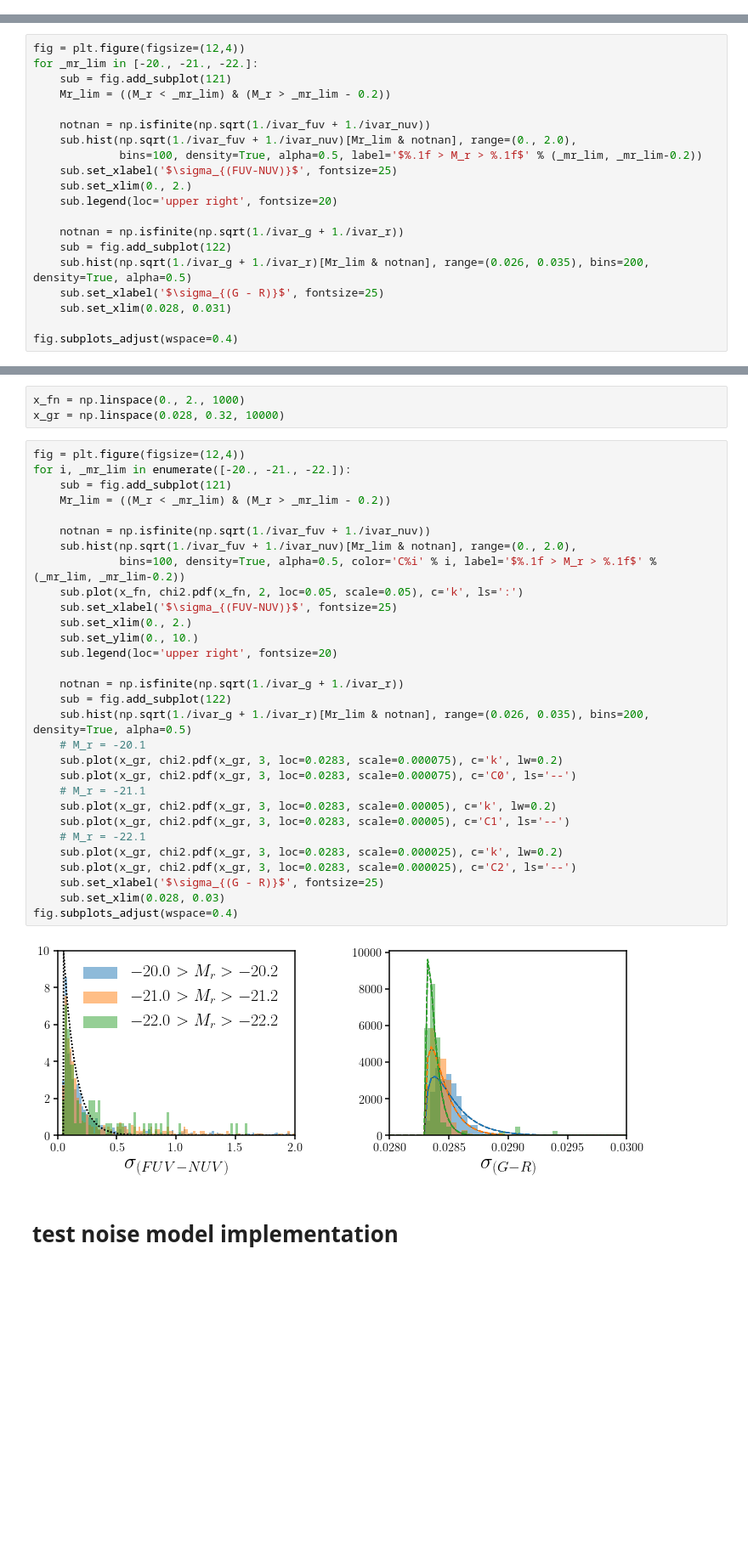
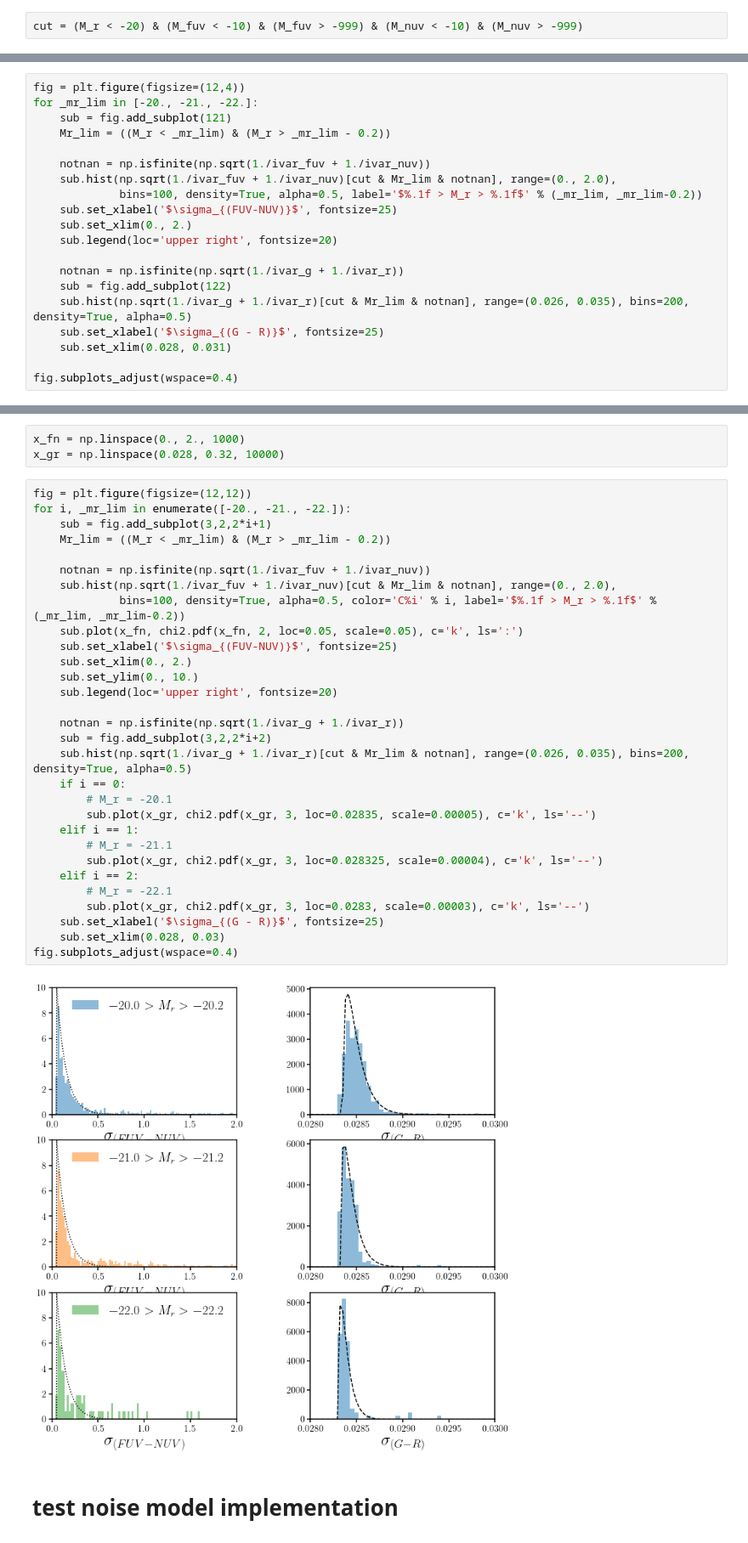
Before and after one commit to IQcollaboratory/galpopFM, a Jupyter notebook: nb/noise_model.ipynb, the cells around one changed output, grey strips where cells are left out. Shown: that part at 85% size. Cells and saved outputs as stored; diff of their text form; blank space fills up the shorter version.

```diff
--- a/nb/noise_model.ipynb
+++ b/nb/noise_model.ipynb
@@ -28,6 +28,8 @@ tinker = Catalog('tinker')
 M_fuv, M_nuv, _, M_g, M_r, _, _ = tinker.data['NSA_ABSMAG'].T
 # %%
 ivar_fuv, ivar_nuv, _, ivar_g, ivar_r, _, _ = tinker.data['NSA_AMIVAR'].T
+# %%
+cut = (M_r < -20) & (M_fuv < -10) & (M_fuv > -999) & (M_nuv < -10) & (M_nuv > -999)
 # %%
 fig = plt.figure(figsize=(5,4))
 sub = fig.add_subplot(111)
@@ -85,7 +87,7 @@ for _mr_lim in [-20., -21., -22.]:
     Mr_lim = ((M_r < _mr_lim) & (M_r > _mr_lim - 0.2))
 
     notnan = np.isfinite(np.sqrt(1./ivar_fuv + 1./ivar_nuv))
-    sub.hist(np.sqrt(1./ivar_fuv + 1./ivar_nuv)[Mr_lim & notnan], range=(0., 2.0),
+    sub.hist(np.sqrt(1./ivar_fuv + 1./ivar_nuv)[cut & Mr_lim & notnan], range=(0., 2.0),
              bins=100, density=True, alpha=0.5, label='$%.1f > M_r > %.1f$' % (_mr_lim, _mr_lim-0.2))
     sub.set_xlabel('$\sigma_{(FUV-NUV)}$', fontsize=25)
     sub.set_xlim(0., 2.)
@@ -93,7 +95,7 @@ for _mr_lim in [-20., -21., -22.]:
 
     notnan = np.isfinite(np.sqrt(1./ivar_g + 1./ivar_r))
     sub = fig.add_subplot(122)
-    sub.hist(np.sqrt(1./ivar_g + 1./ivar_r)[Mr_lim & notnan], range=(0.026, 0.035), bins=200, density=True, alpha=0.5)
+    sub.hist(np.sqrt(1./ivar_g + 1./ivar_r)[cut & Mr_lim & notnan], range=(0.026, 0.035), bins=200, density=True, alpha=0.5)
     sub.set_xlabel('$\sigma_{(G - R)}$', fontsize=25)
     sub.set_xlim(0.028, 0.031)
 
@@ -104,37 +106,37 @@ fig.subplots_adjust(wspace=0.4)
 x_fn = np.linspace(0., 2., 1000)
 x_gr = np.linspace(0.028, 0.32, 10000)
 # %%
-fig = plt.figure(figsize=(12,4))
+fig = plt.figure(figsize=(12,12))
 for i, _mr_lim in enumerate([-20., -21., -22.]):
-    sub = fig.add_subplot(121)
+    sub = fig.add_subplot(3,2,2*i+1)
     Mr_lim = ((M_r < _mr_lim) & (M_r > _mr_lim - 0.2))
 
     notnan = np.isfinite(np.sqrt(1./ivar_fuv + 1./ivar_nuv))
-    sub.hist(np.sqrt(1./ivar_fuv + 1./ivar_nuv)[Mr_lim & notnan], range=(0., 2.0),
+    sub.hist(np.sqrt(1./ivar_fuv + 1./ivar_nuv)[cut & Mr_lim & notnan], range=(0., 2.0),
              bins=100, density=True, alpha=0.5, color='C%i' % i, label='$%.1f > M_r > %.1f$' % (_mr_lim, _mr_lim-0.2))
     sub.plot(x_fn, chi2.pdf(x_fn, 2, loc=0.05, scale=0.05), c='k', ls=':')
     sub.set_xlabel('$\sigma_{(FUV-NUV)}$', fontsize=25)
     sub.set_xlim(0., 2.)
     sub.set_ylim(0., 10.)
     sub.legend(loc='upper right', fontsize=20)
 
     notnan = np.isfinite(np.sqrt(1./ivar_g + 1./ivar_r))
-    sub = fig.add_subplot(122)
-    sub.hist(np.sqrt(1./ivar_g + 1./ivar_r)[Mr_lim & notnan], range=(0.026, 0.035), bins=200, density=True, alpha=0.5)
-    # M_r = -20.1
-    sub.plot(x_gr, chi2.pdf(x_gr, 3, loc=0.0283, scale=0.000075), c='k', lw=0.2)
-    sub.plot(x_gr, chi2.pdf(x_gr, 3, loc=0.0283, scale=0.000075), c='C0', ls='--')
-    # M_r = -21.1
-    sub.plot(x_gr, chi2.pdf(x_gr, 3, loc=0.0283, scale=0.00005), c='k', lw=0.2)
-    sub.plot(x_gr, chi2.pdf(x_gr, 3, loc=0.0283, scale=0.00005), c='C1', ls='--')
-    # M_r = -22.1
-    sub.plot(x_gr, chi2.pdf(x_gr, 3, loc=0.0283, scale=0.000025), c='k', lw=0.2)
-    sub.plot(x_gr, chi2.pdf(x_gr, 3, loc=0.0283, scale=0.000025), c='C2', ls='--')
+    sub = fig.add_subplot(3,2,2*i+2)
+    sub.hist(np.sqrt(1./ivar_g + 1./ivar_r)[cut & Mr_lim & notnan], range=(0.026, 0.035), bins=200, density=True, alpha=0.5)
+    if i == 0:
+        # M_r = -20.1
+        sub.plot(x_gr, chi2.pdf(x_gr, 3, loc=0.02835, scale=0.00005), c='k', ls='--')
+    elif i == 1:
+        # M_r = -21.1
+        sub.plot(x_gr, chi2.pdf(x_gr, 3, loc=0.028325, scale=0.00004), c='k', ls='--')
+    elif i == 2:
+        # M_r = -22.1
+        sub.plot(x_gr, chi2.pdf(x_gr, 3, loc=0.0283, scale=0.00003), c='k', ls='--')
     sub.set_xlabel('$\sigma_{(G - R)}$', fontsize=25)
     sub.set_xlim(0.028, 0.03)
 fig.subplots_adjust(wspace=0.4)
 # %% [output]
-[figure, old version]
+[figure, new version]
 # %% [markdown]
 # test noise model implementation
 # %%
```
Also changed, not shown: parts of 8 cells of this notebook.
